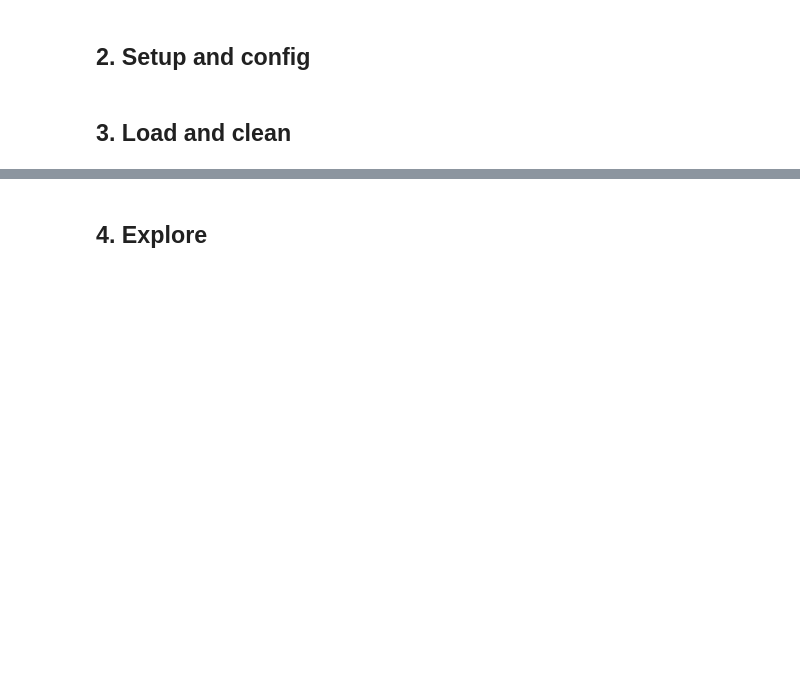
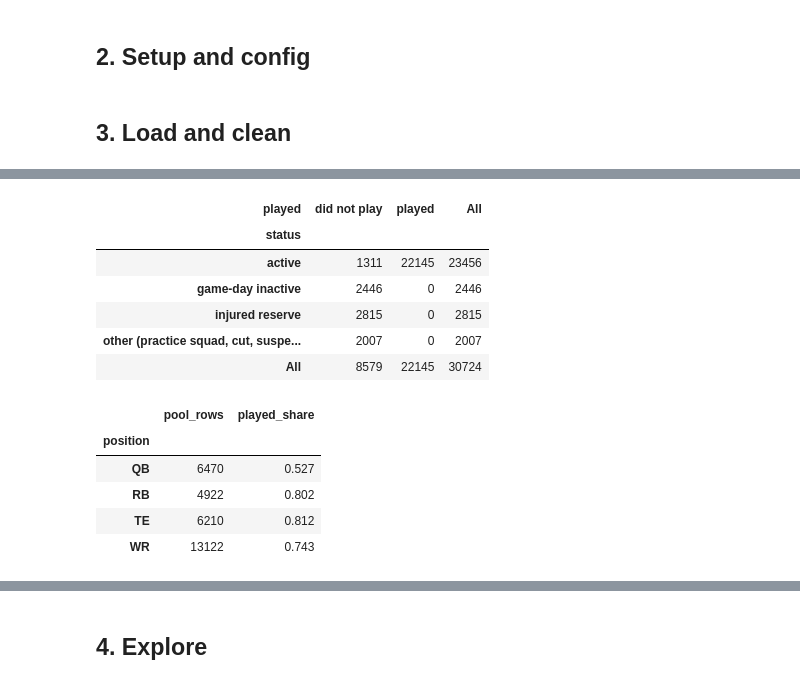
Before and after one commit to HashaRock/CS363M_FFBall_Project, a Jupyter notebook: fantasy_football_rankings.ipynb, the cells around one changed output, grey strips where cells are left out. Drawn from its saved outputs; the diff is of its cells as text; code cells hidden in the pictures; blank space fills up the shorter version.

```diff
--- a/fantasy_football_rankings.ipynb
+++ b/fantasy_football_rankings.ipynb
@@ -45,0 +303,49 @@ np.random.seed(SEED)
+# %%
+def add_pool_snap_share(candidates, games):
+    """Mean snap share over each player's last N games strictly before the candidate week."""
+    hist = games.sort_values(["season", "week"]).copy()
+    hist["recent_snap_share"] = (hist.groupby("gsis_id")["offense_pct"]
+                                 .transform(lambda s: s.fillna(0).rolling(POOL_LOOKBACK_GAMES, min_periods=1).mean()))
+    hist["order"] = hist["season"] * 100 + hist["week"]
+    candidates = candidates.assign(order=candidates["season"] * 100 + candidates["week"]).sort_values("order")
+    return pd.merge_asof(candidates, hist[["gsis_id", "order", "recent_snap_share"]].sort_values("order"),
+                         on="order", by="gsis_id", allow_exact_matches=False).drop(columns="order")
+
+
+def build_candidates(rosters, games):
+    """Every QB/RB/WR/TE on a roster (or who played) in a target-season week."""
+    key = ["gsis_id", "season", "week"]
+    r = regular_season(rosters, "game_type")
+    r = r[r["position"].isin(POSITIONS)].dropna(subset=["gsis_id"]).assign(team=lambda d: fix_team(d["team"]))
+    cand = pd.concat([r[key + ["team", "position", "status"]], games[key + ["team", "position"]]]).drop_duplicates(key)
+    return cand[cand["season"] >= TRAIN_SEASONS[0]]
+
+
+candidates = add_pool_snap_share(build_candidates(rosters, player_games), player_games)
+team_has_game = candidates.set_index(["season", "week", "team"]).index.isin(team_games.set_index(["season", "week", "team"]).index)
+played_keys = player_games.set_index(["gsis_id", "season", "week"]).index
+candidates = candidates.assign(
+    team_has_game=team_has_game,
+    has_history=candidates["recent_snap_share"].notna(),
+    in_pool=team_has_game & candidates["recent_snap_share"].ge(POOL_MIN_SNAP_SHARE),
+    played=candidates.set_index(["gsis_id", "season", "week"]).index.isin(played_keys),
+)
+STATUS_GROUPS = {"ACT": "active", "INA": "game-day inactive", "RES": "injured reserve"}
+pool = candidates[candidates["in_pool"]]
+reason = pool["status"].map(STATUS_GROUPS).fillna("other (practice squad, cut, suspended)")
+display(pd.crosstab(reason, pool["played"], margins=True).rename(columns={True: "played", False: "did not play"}))
+display(pool.groupby("position")["played"].agg(pool_rows="size", played_share="mean").round(3))
+# %% [output]
+| played | did not play | played | All |
+| status |  |  |  |
+| active | 1311 | 22145 | 23456 |
+| game-day inactive | 2446 | 0 | 2446 |
+| injured reserve | 2815 | 0 | 2815 |
+| other (practice squad, cut, suspe... | 2007 | 0 | 2007 |
+| All | 8579 | 22145 | 30724 |
+|  | pool_rows | played_share |
+| position |  |  |
+| QB | 6470 | 0.527 |
+| RB | 4922 | 0.802 |
+| TE | 6210 | 0.812 |
+| WR | 13122 | 0.743 |
```
Also changed, not shown: parts of 23 cells of this notebook, 1 other file.
